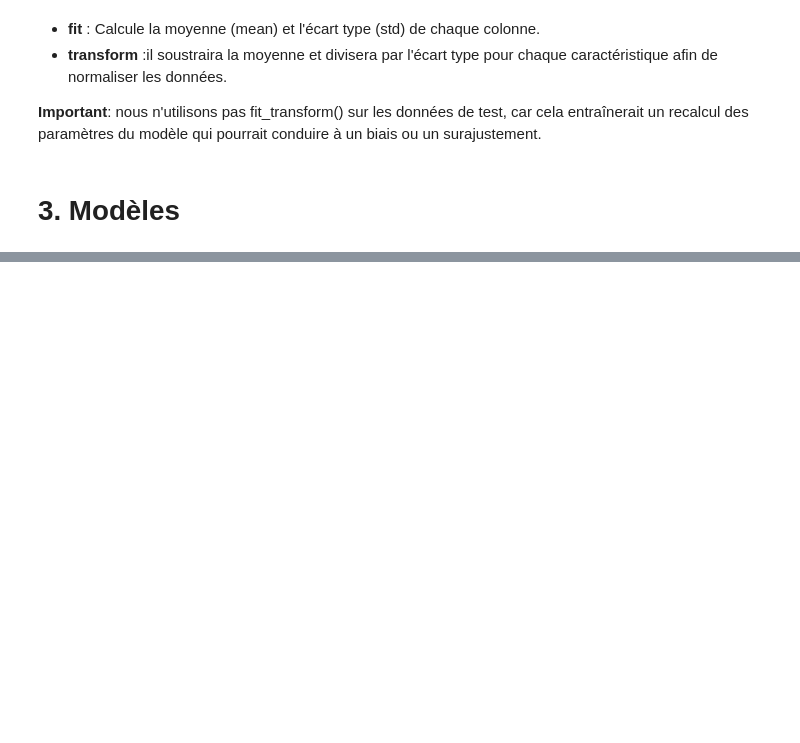
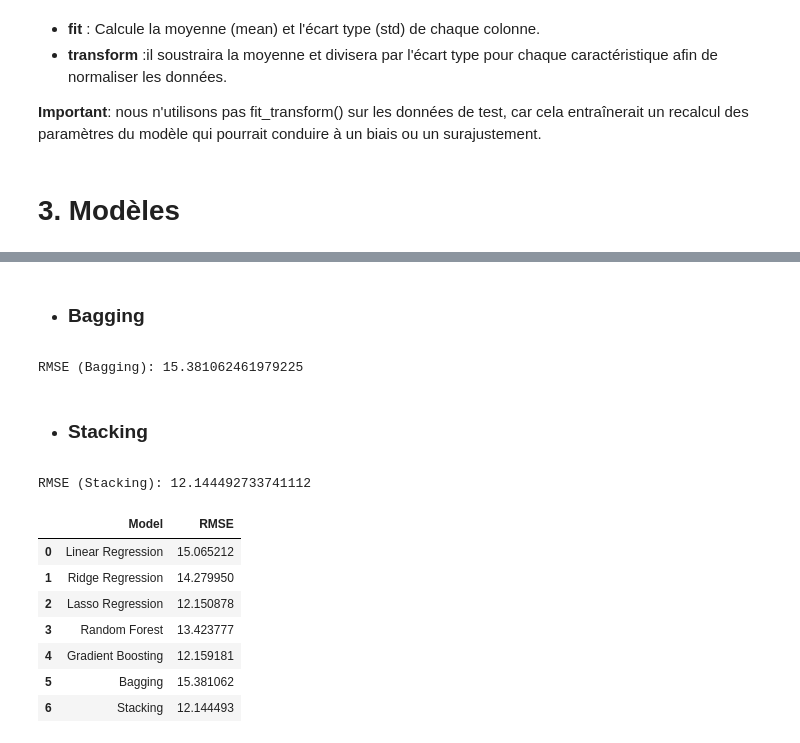
Before and after one commit to Austin-Mo/Projet_ML, a Jupyter notebook: Projet_ML.ipynb, the cells around one changed output, grey strips where cells are left out. Drawn from its saved outputs; the diff is of its cells as text; code cells hidden in the pictures; blank space fills up the shorter version.

Commit message:
modèles

```diff
--- a/Projet_ML.ipynb
+++ b/Projet_ML.ipynb
@@ -305,0 +505,73 @@ Cross-validated RMSE scores: [ 559.08340294 2498.39612636 3263.63562873  724.004
+# %% [markdown]
+* ###  Bagging
+# %%
+from sklearn.ensemble import BaggingRegressor
+from sklearn.tree import DecisionTreeRegressor
+from sklearn.metrics import mean_squared_error
+
+# Création du modèle de base
+base_estimator = DecisionTreeRegressor()
+
+# Création et entraînement du modèle Bagging
+# Si la spécification explicite du base_estimator pose problème, essayez sans la nommer explicitement
+bagging_model = BaggingRegressor(base_estimator, n_estimators=100, random_state=42)
+bagging_model.fit(X_train, y_train)
+
+# Prédiction sur le set de test
+y_pred_bagging = bagging_model.predict(X_test)
+
+# Évaluation du modèle
+rmse_bagging = mean_squared_error(y_test, y_pred_bagging, squared=False)
+print("RMSE (Bagging):", rmse_bagging)
+
+model_rmse['Bagging'] = rmse_bagging
+# %% [output]
+RMSE (Bagging): 15.381062461979225
+# %% [markdown]
+* ###  Stacking
+# %%
+from sklearn.ensemble import StackingRegressor, GradientBoostingRegressor
+from sklearn.linear_model import Lasso
+
+# Définir les modèles de base avec les paramètres ajustés
+estimators = [
+    ('Lasso', Lasso()),  # Paramètre optimisé pour Lasso
+    ('gradient_boosting', GradientBoostingRegressor(
+        n_estimators=100,  # Nombre réduit d'estimateurs
+        random_state=42  # Pour la reproductibilité
+    ))
+]
+
+# Estimateur final avec les paramètres ajustés
+final_estimator = GradientBoostingRegressor(
+    n_estimators=100,  # Nombre d'estimateurs pour l'estimateur final
+    random_state=42  # Pour la reproductibilité
+)
+
+# Création et entraînement du modèle Stacking
+stacking_model = StackingRegressor(estimators=estimators, final_estimator=final_estimator)
+stacking_model.fit(X_train, y_train)
+
+# Prédiction sur le set de test
+y_pred_stacking = stacking_model.predict(X_test)
+
+# Évaluation du modèle
+rmse_stacking = mean_squared_error(y_test, y_pred_stacking, squared=False)
+print("RMSE (Stacking):", rmse_stacking)
+
+# Stocker le RMSE dans un dictionnaire pour comparaison
+model_rmse['Stacking'] = rmse_stacking
+# %% [output]
+RMSE (Stacking): 12.144492733741112
+# %%
+rmse_df = pd.DataFrame(list(model_rmse.items()), columns=['Model', 'RMSE'])
+rmse_df
+# %% [output]
+|  | Model | RMSE |
+| 0 | Linear Regression | 15.065212 |
+| 1 | Ridge Regression | 14.279950 |
+| 2 | Lasso Regression | 12.150878 |
+| 3 | Random Forest | 13.423777 |
+| 4 | Gradient Boosting | 12.159181 |
+| 5 | Bagging | 15.381062 |
+| 6 | Stacking | 12.144493 |
```
Also changed, not shown: parts of 24 cells of this notebook.
